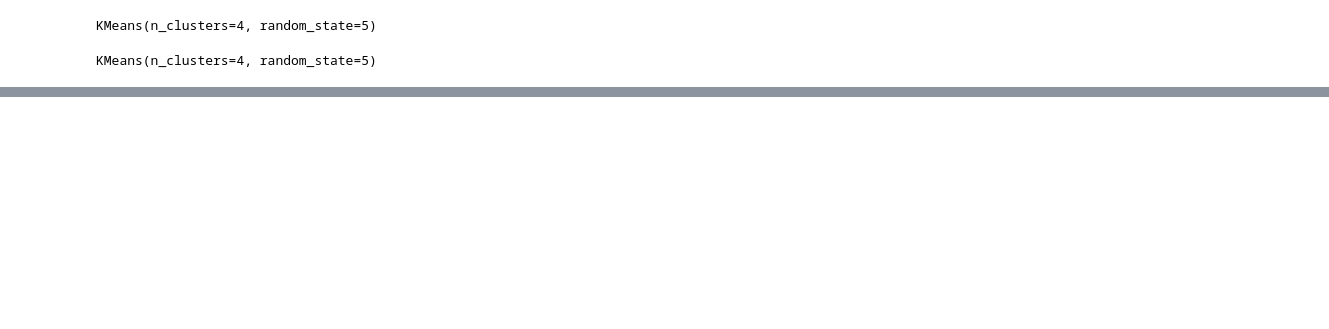
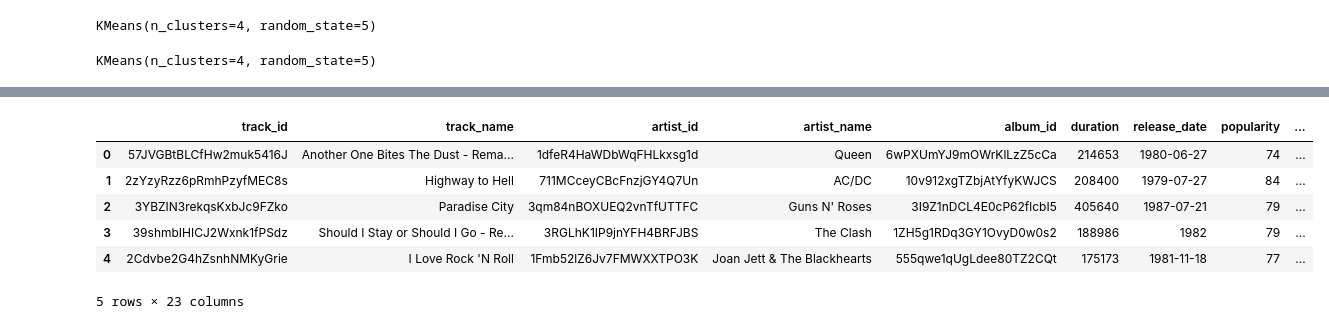
Before and after one commit to BaileeRice/Module20, a Jupyter notebook: Part 1/unsupervised_machine_learning_mockup.ipynb, the cells around one changed output, grey strips where cells are left out. Cells and saved outputs as stored; diff of their text form; code cells hidden in the pictures; blank space fills up the shorter version.

```diff
--- a/Part 1/unsupervised_machine_learning_mockup.ipynb
+++ b/Part 1/unsupervised_machine_learning_mockup.ipynb
@@ -62,0 +79,12 @@ print(predictions)
+# %%
+#removing unneccesary columns
+df_genre.pop('Unnamed: 0')
+df_genre.head()
+# %% [output]
+|  | track_id | track_name | artist_id | artist_name | album_id | duration | release_date | popularity | ... |
+| 0 | 57JVGBtBLCfHw2muk5416J | Another One Bites The Dust - Rema... | 1dfeR4HaWDbWqFHLkxsg1d | Queen | 6wPXUmYJ9mOWrKlLzZ5cCa | 214653 | 1980-06-27 | 74 | ... |
+| 1 | 2zYzyRzz6pRmhPzyfMEC8s | Highway to Hell | 711MCceyCBcFnzjGY4Q7Un | AC/DC | 10v912xgTZbjAtYfyKWJCS | 208400 | 1979-07-27 | 84 | ... |
+| 2 | 3YBZIN3rekqsKxbJc9FZko | Paradise City | 3qm84nBOXUEQ2vnTfUTTFC | Guns N' Roses | 3I9Z1nDCL4E0cP62flcbI5 | 405640 | 1987-07-21 | 79 | ... |
+| 3 | 39shmbIHICJ2Wxnk1fPSdz | Should I Stay or Should I Go - Re... | 3RGLhK1IP9jnYFH4BRFJBS | The Clash | 1ZH5g1RDq3GY1OvyD0w0s2 | 188986 | 1982 | 79 | ... |
+| 4 | 2Cdvbe2G4hZsnhNMKyGrie | I Love Rock 'N Roll | 1Fmb52lZ6Jv7FMWXXTPO3K | Joan Jett & The Blackhearts | 555qwe1qUgLdee80TZ2CQt | 175173 | 1981-11-18 | 77 | ... |
+5 rows × 23 columns
```
Also changed, not shown: parts of 21 cells of this notebook, 2 other files.
